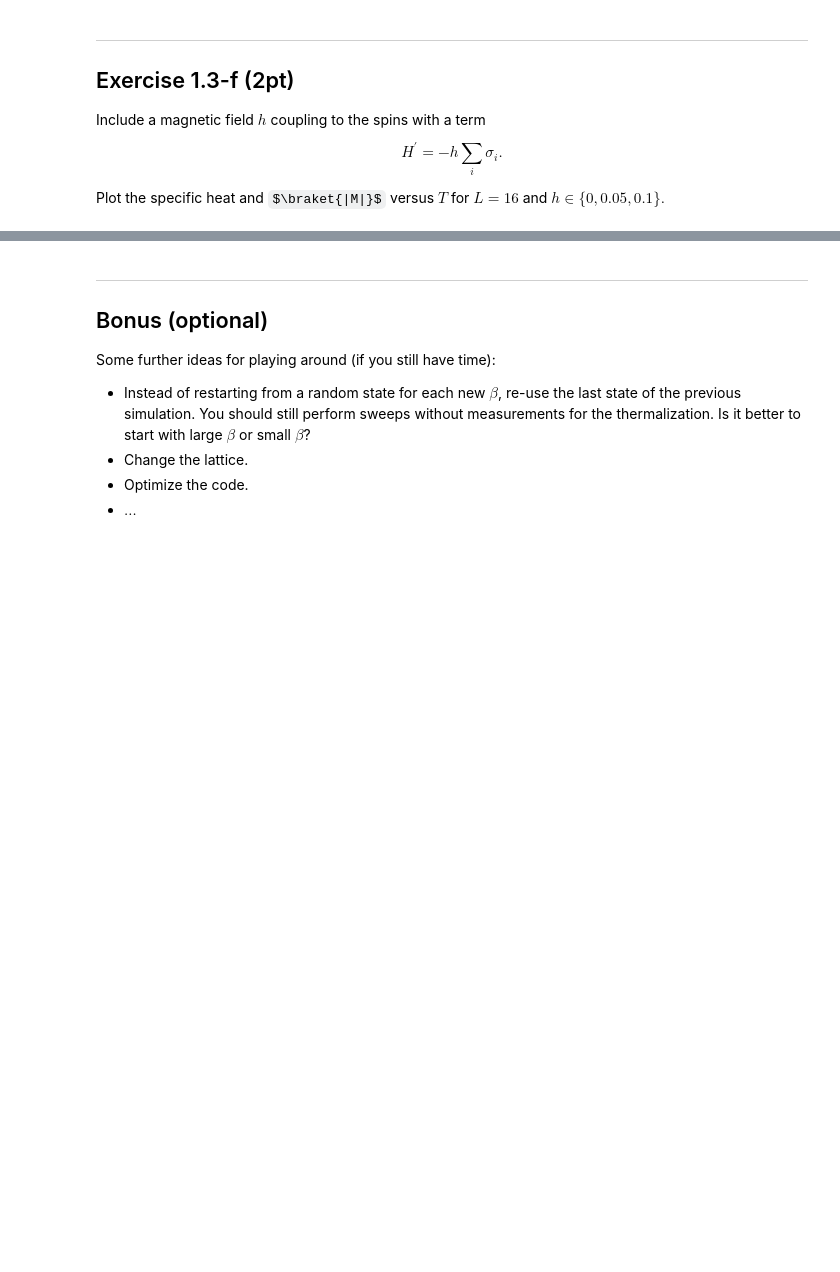
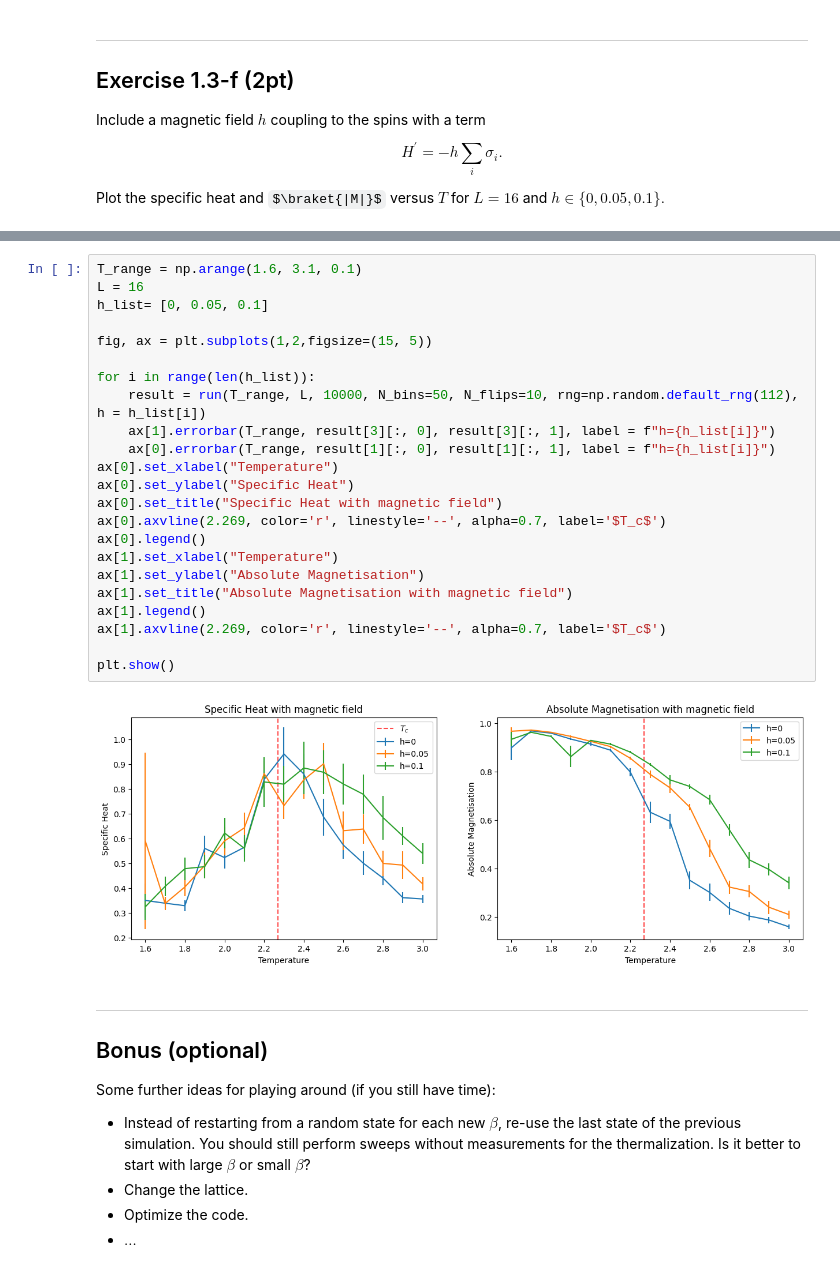
Before and after one commit to YommoY-official/CompManyBody, a Jupyter notebook: exercises/ex01_monte_carlo/ex01.3_metropolis.ipynb, the cells around one changed output, grey strips where cells are left out. Drawn from its saved outputs; the diff is of its cells as text; some formulas as TeX source; blank space fills up the shorter version.

```diff
--- a/exercises/ex01_monte_carlo/ex01.3_metropolis.ipynb
+++ b/exercises/ex01_monte_carlo/ex01.3_metropolis.ipynb
@@ -249,3 +387,28 @@ Plot the specific heat and $\braket{|M|}$ versus $T$ for $L = 16$ and $h\in\{0,
+# %%
+T_range = np.arange(1.6, 3.1, 0.1)
+L = 16
+h_list= [0, 0.05, 0.1]
+
+fig, ax = plt.subplots(1,2,figsize=(15, 5))
+
+for i in range(len(h_list)):
+    result = run(T_range, L, 10000, N_bins=50, N_flips=10, rng=np.random.default_rng(112), h = h_list[i])
+    ax[1].errorbar(T_range, result[3][:, 0], result[3][:, 1], label = f"h={h_list[i]}")
+    ax[0].errorbar(T_range, result[1][:, 0], result[1][:, 1], label = f"h={h_list[i]}")
+ax[0].set_xlabel("Temperature")
+ax[0].set_ylabel("Specific Heat")
+ax[0].set_title("Specific Heat with magnetic field")
+ax[0].axvline(2.269, color='r', linestyle='--', alpha=0.7, label='$T_c$')
+ax[0].legend()
+ax[1].set_xlabel("Temperature")
+ax[1].set_ylabel("Absolute Magnetisation")
+ax[1].set_title("Absolute Magnetisation with magnetic field")
+ax[1].legend()
+ax[1].axvline(2.269, color='r', linestyle='--', alpha=0.7, label='$T_c$')
+
+plt.show()
+# %% [output]
+[figure, added]
 # %% [markdown]
 ---
 
```
Also changed, not shown: parts of 4 cells of this notebook.
